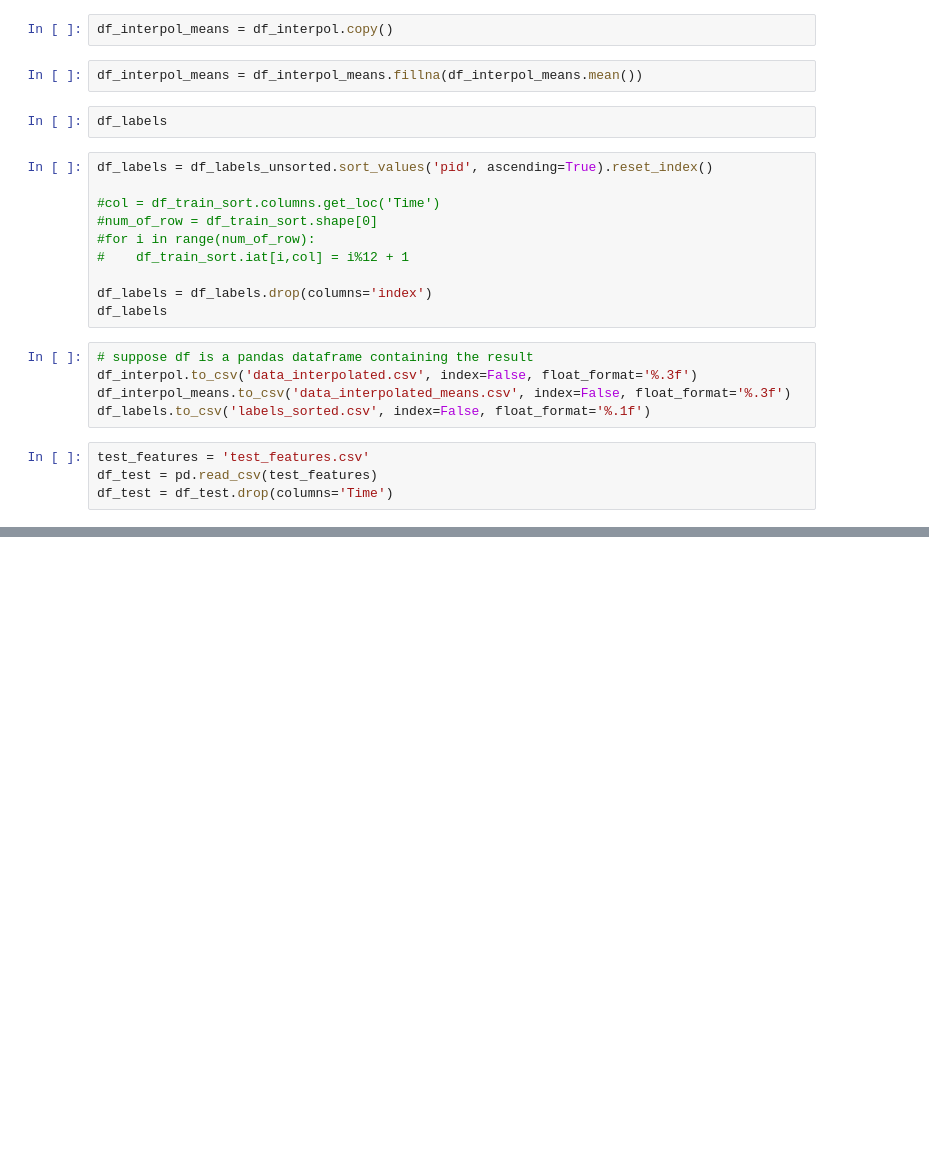
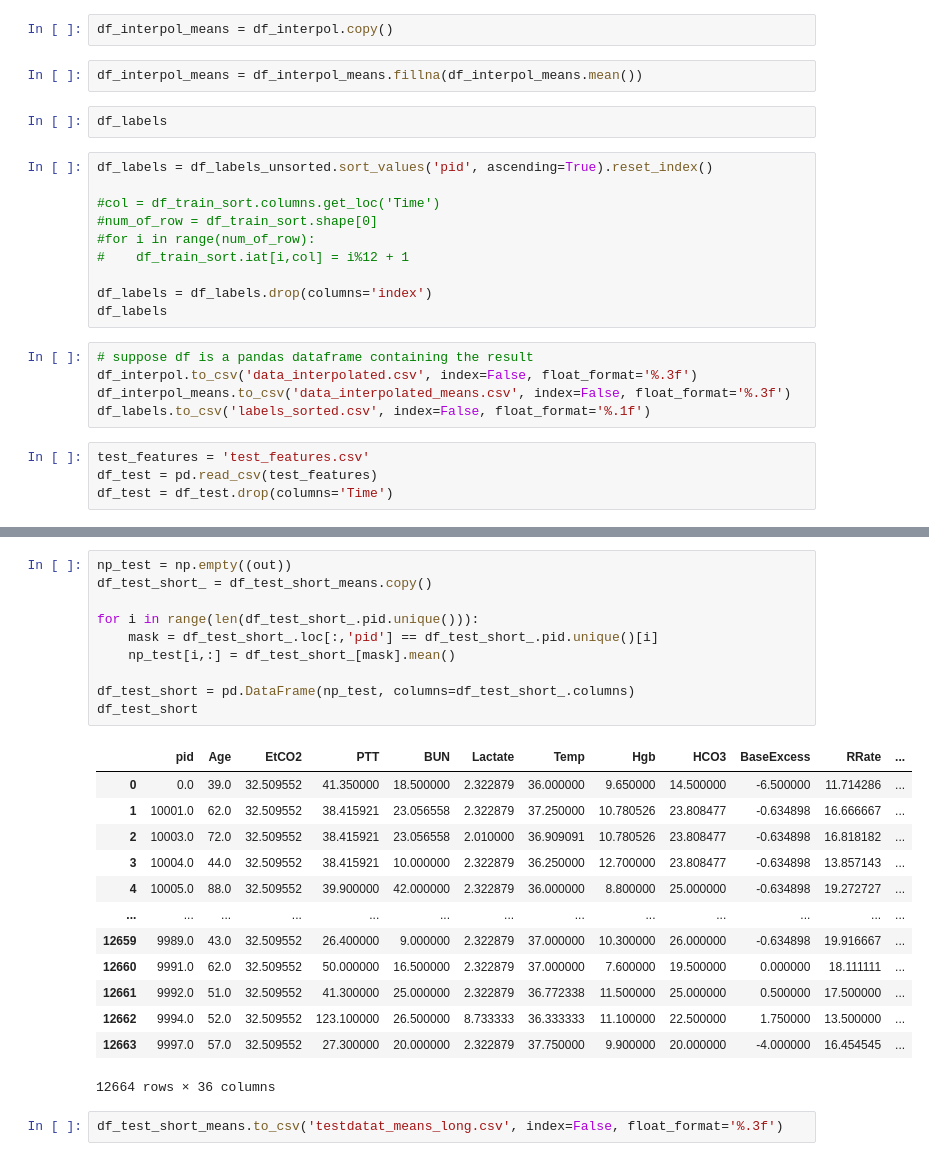
Before and after one commit to richdanis/IML_Projects, a Jupyter notebook: task2/Code/Looking_at_the_data.ipynb, the cells around one changed output, grey strips where cells are left out. Drawn from its saved outputs; the diff is of its cells as text; blank space fills up the shorter version.

```diff
--- a/task2/Code/Looking_at_the_data.ipynb
+++ b/task2/Code/Looking_at_the_data.ipynb
@@ -131,0 +138,26 @@ df_test_interpol.to_csv('testdatat_interpolatet.csv', index=False, float_format=
+# %%
+np_test = np.empty((out))
+df_test_short_ = df_test_short_means.copy()
+
+for i in range(len(df_test_short_.pid.unique())):
+    mask = df_test_short_.loc[:,'pid'] == df_test_short_.pid.unique()[i]
+    np_test[i,:] = df_test_short_[mask].mean()
+
+df_test_short = pd.DataFrame(np_test, columns=df_test_short_.columns)
+df_test_short
+# %% [output]
+|  | pid | Age | EtCO2 | PTT | BUN | Lactate | Temp | Hgb | HCO3 | BaseExcess | RRate | ... |
+| 0 | 0.0 | 39.0 | 32.509552 | 41.350000 | 18.500000 | 2.322879 | 36.000000 | 9.650000 | 14.500000 | -6.500000 | 11.714286 | ... |
+| 1 | 10001.0 | 62.0 | 32.509552 | 38.415921 | 23.056558 | 2.322879 | 37.250000 | 10.780526 | 23.808477 | -0.634898 | 16.666667 | ... |
+| 2 | 10003.0 | 72.0 | 32.509552 | 38.415921 | 23.056558 | 2.010000 | 36.909091 | 10.780526 | 23.808477 | -0.634898 | 16.818182 | ... |
+| 3 | 10004.0 | 44.0 | 32.509552 | 38.415921 | 10.000000 | 2.322879 | 36.250000 | 12.700000 | 23.808477 | -0.634898 | 13.857143 | ... |
+| 4 | 10005.0 | 88.0 | 32.509552 | 39.900000 | 42.000000 | 2.322879 | 36.000000 | 8.800000 | 25.000000 | -0.634898 | 19.272727 | ... |
+| ... | ... | ... | ... | ... | ... | ... | ... | ... | ... | ... | ... | ... |
+| 12659 | 9989.0 | 43.0 | 32.509552 | 26.400000 | 9.000000 | 2.322879 | 37.000000 | 10.300000 | 26.000000 | -0.634898 | 19.916667 | ... |
+| 12660 | 9991.0 | 62.0 | 32.509552 | 50.000000 | 16.500000 | 2.322879 | 37.000000 | 7.600000 | 19.500000 | 0.000000 | 18.111111 | ... |
+| 12661 | 9992.0 | 51.0 | 32.509552 | 41.300000 | 25.000000 | 2.322879 | 36.772338 | 11.500000 | 25.000000 | 0.500000 | 17.500000 | ... |
+| 12662 | 9994.0 | 52.0 | 32.509552 | 123.100000 | 26.500000 | 8.733333 | 36.333333 | 11.100000 | 22.500000 | 1.750000 | 13.500000 | ... |
+| 12663 | 9997.0 | 57.0 | 32.509552 | 27.300000 | 20.000000 | 2.322879 | 37.750000 | 9.900000 | 20.000000 | -4.000000 | 16.454545 | ... |
+12664 rows × 36 columns
+# %%
+df_test_short_means.to_csv('testdatat_means_long.csv', index=False, float_format='%.3f')
```
Also changed, not shown: parts of 9 cells of this notebook.
